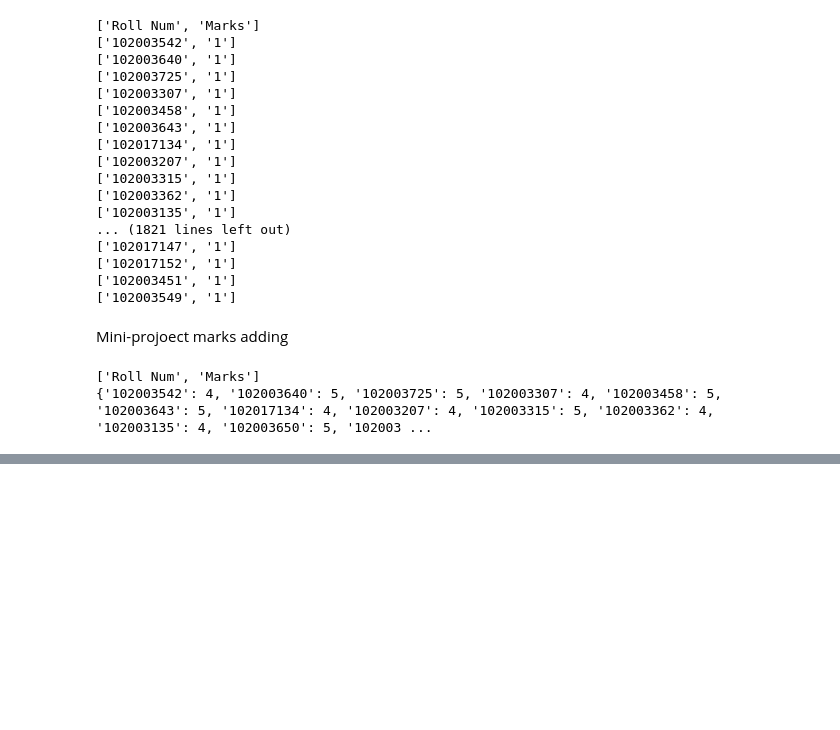
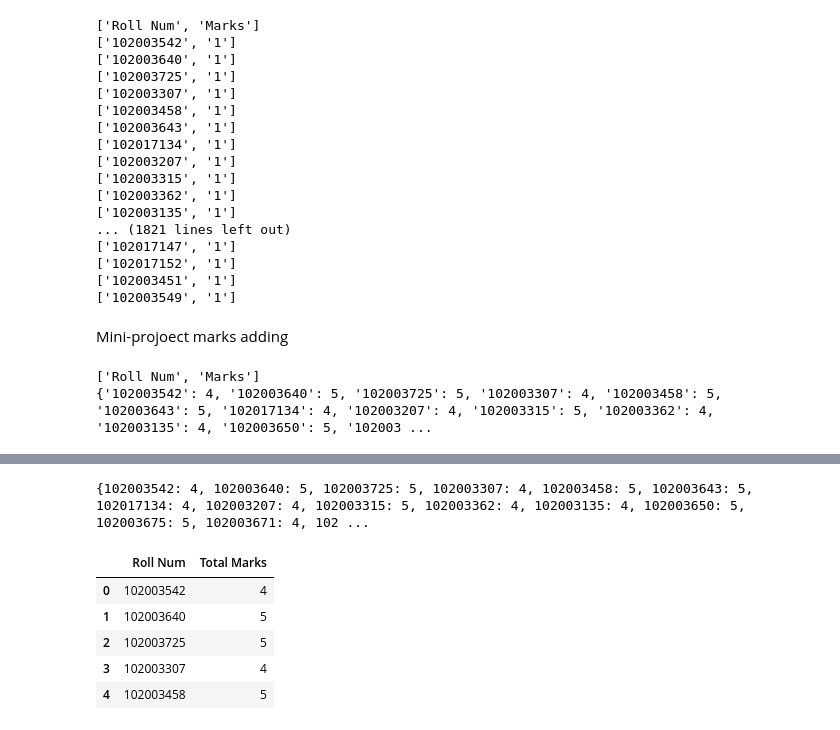
Before and after one commit to NOTGOD6000/Mini-project-Marks-adding, a Jupyter notebook: marks adding.ipynb, the cells around one changed output, grey strips where cells are left out. Drawn from its saved outputs; the diff is of its cells as text; code cells hidden in the pictures; blank space fills up the shorter version.

```diff
--- a/marks adding.ipynb
+++ b/marks adding.ipynb
@@ -52,0 +86,24 @@ print(totalMarks)
+# %%
+roll_no=list(df['Roll Num'].unique())
+
+output = {}
+
+for r, m in zip(df['Roll Num'], df['Marks']):
+    if r not in output:
+        output[r] = 0
+    output[r] += m
+
+print(output)
+# %% [output]
+{102003542: 4, 102003640: 5, 102003725: 5, 102003307: 4, 102003458: 5, 102003643: 5, 102017134: 4, 102003207: 4, 102003315: 5, 102003362: 4, 102003135: 4, 102003650: 5, 102003675: 5, 102003671: 4, 102 ...
+# %%
+Output=pd.DataFrame(list(output.items()),columns=['Roll Num','Total Marks'])
+
+Output.head()
+# %% [output]
+|  | Roll Num | Total Marks |
+| 0 | 102003542 | 4 |
+| 1 | 102003640 | 5 |
+| 2 | 102003725 | 5 |
+| 3 | 102003307 | 4 |
+| 4 | 102003458 | 5 |
```
Also changed, not shown: parts of 4 cells of this notebook.
